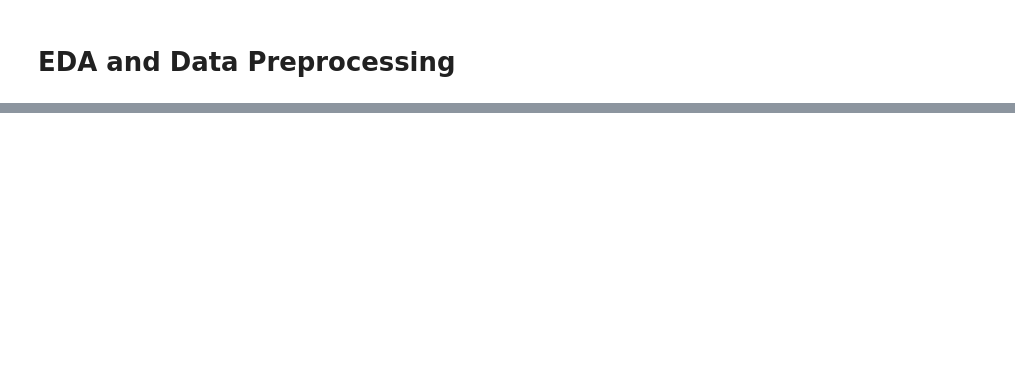
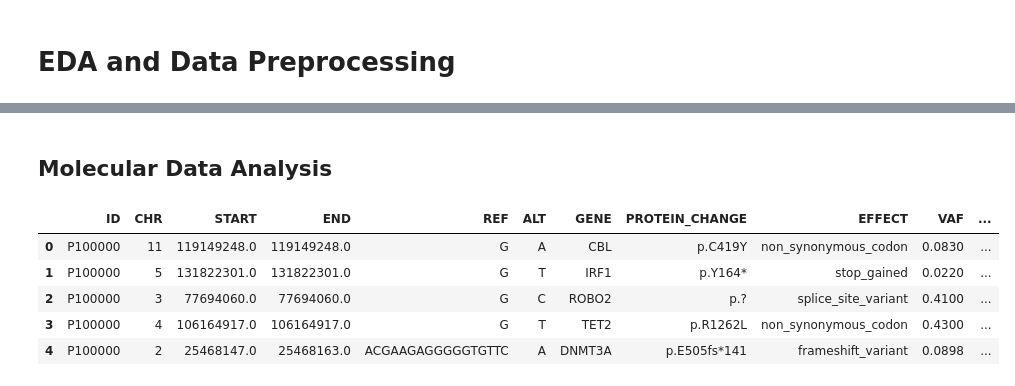
Before and after one commit to Changtze/QRTMyeloidLukemia, a Jupyter notebook: XGBoost.ipynb, the cells around one changed output, grey strips where cells are left out. Drawn from its saved outputs; the diff is of its cells as text; code cells hidden in the pictures; blank space fills up the shorter version.

```diff
--- a/XGBoost.ipynb
+++ b/XGBoost.ipynb
@@ -28,0 +135,12 @@ target_train = pd.read_csv("target_train.csv")  # Target training data
+# %% [markdown]
+## Molecular Data Analysis
+# %%
+# Preview
+m_train.head()
+# %% [output]
+|  | ID | CHR | START | END | REF | ALT | GENE | PROTEIN_CHANGE | EFFECT | VAF | ... |
+| 0 | P100000 | 11 | 119149248.0 | 119149248.0 | G | A | CBL | p.C419Y | non_synonymous_codon | 0.0830 | ... |
+| 1 | P100000 | 5 | 131822301.0 | 131822301.0 | G | T | IRF1 | p.Y164* | stop_gained | 0.0220 | ... |
+| 2 | P100000 | 3 | 77694060.0 | 77694060.0 | G | C | ROBO2 | p.? | splice_site_variant | 0.4100 | ... |
+| 3 | P100000 | 4 | 106164917.0 | 106164917.0 | G | T | TET2 | p.R1262L | non_synonymous_codon | 0.4300 | ... |
+| 4 | P100000 | 2 | 25468147.0 | 25468163.0 | ACGAAGAGGGGGTGTTC | A | DNMT3A | p.E505fs*141 | frameshift_variant | 0.0898 | ... |
```
Also changed, not shown: parts of 17 cells of this notebook.
